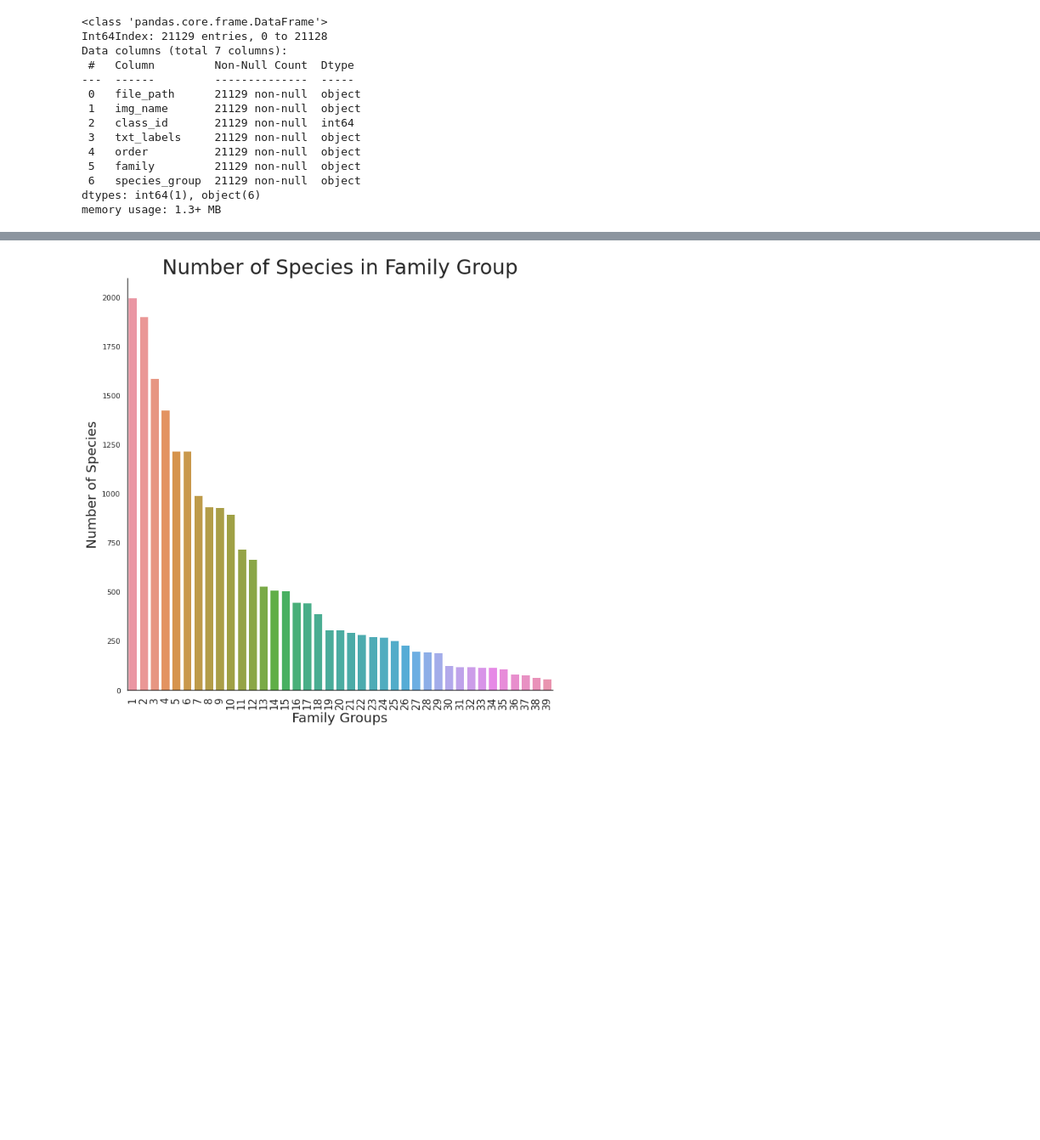
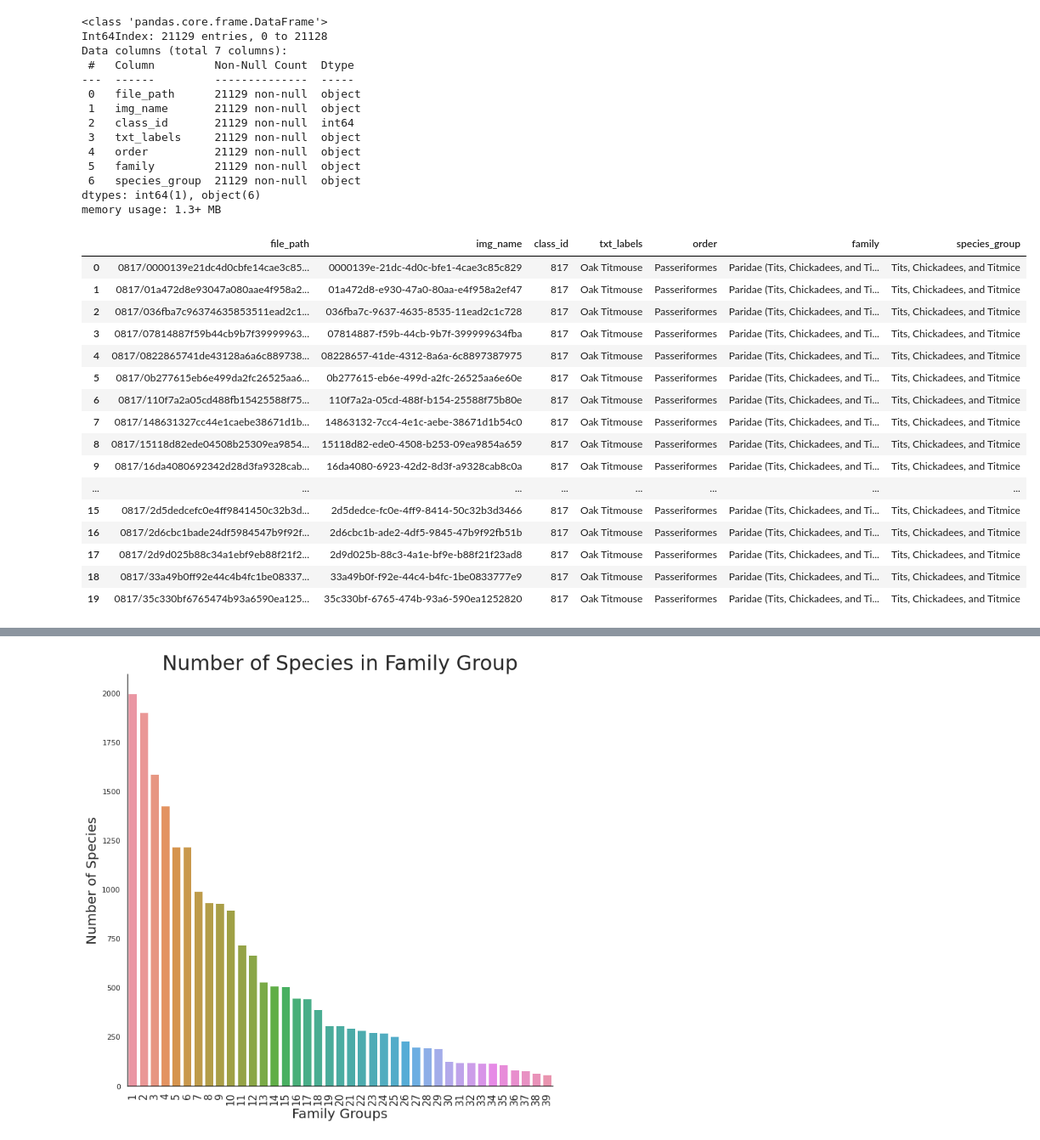
Before and after one commit to cwong690/Birdex, a Jupyter notebook: eda_readme.ipynb, the cells around one changed output, grey strips where cells are left out. Shown at 85% size. Cells and saved outputs as stored; diff of their text form; code cells hidden in the pictures; blank space fills up the shorter version.

```diff
--- a/eda_readme.ipynb
+++ b/eda_readme.ipynb
@@ -80,3 +80,23 @@ Data columns (total 7 columns):
  6   species_group  21129 non-null  object
 dtypes: int64(1), object(6)
 memory usage: 1.3+ MB
+# %%
+final_orders.head(20)
+# %% [output]
+|  | file_path | img_name | class_id | txt_labels | order | family | species_group |
+| 0 | 0817/0000139e21dc4d0cbfe14cae3c85... | 0000139e-21dc-4d0c-bfe1-4cae3c85c829 | 817 | Oak Titmouse | Passeriformes | Paridae (Tits, Chickadees, and Ti... | Tits, Chickadees, and Titmice |
+| 1 | 0817/01a472d8e93047a080aae4f958a2... | 01a472d8-e930-47a0-80aa-e4f958a2ef47 | 817 | Oak Titmouse | Passeriformes | Paridae (Tits, Chickadees, and Ti... | Tits, Chickadees, and Titmice |
+| 2 | 0817/036fba7c96374635853511ead2c1... | 036fba7c-9637-4635-8535-11ead2c1c728 | 817 | Oak Titmouse | Passeriformes | Paridae (Tits, Chickadees, and Ti... | Tits, Chickadees, and Titmice |
+| 3 | 0817/07814887f59b44cb9b7f39999963... | 07814887-f59b-44cb-9b7f-399999634fba | 817 | Oak Titmouse | Passeriformes | Paridae (Tits, Chickadees, and Ti... | Tits, Chickadees, and Titmice |
+| 4 | 0817/0822865741de43128a6a6c889738... | 08228657-41de-4312-8a6a-6c8897387975 | 817 | Oak Titmouse | Passeriformes | Paridae (Tits, Chickadees, and Ti... | Tits, Chickadees, and Titmice |
+| 5 | 0817/0b277615eb6e499da2fc26525aa6... | 0b277615-eb6e-499d-a2fc-26525aa6e60e | 817 | Oak Titmouse | Passeriformes | Paridae (Tits, Chickadees, and Ti... | Tits, Chickadees, and Titmice |
+| 6 | 0817/110f7a2a05cd488fb15425588f75... | 110f7a2a-05cd-488f-b154-25588f75b80e | 817 | Oak Titmouse | Passeriformes | Paridae (Tits, Chickadees, and Ti... | Tits, Chickadees, and Titmice |
+| 7 | 0817/148631327cc44e1caebe38671d1b... | 14863132-7cc4-4e1c-aebe-38671d1b54c0 | 817 | Oak Titmouse | Passeriformes | Paridae (Tits, Chickadees, and Ti... | Tits, Chickadees, and Titmice |
+| 8 | 0817/15118d82ede04508b25309ea9854... | 15118d82-ede0-4508-b253-09ea9854a659 | 817 | Oak Titmouse | Passeriformes | Paridae (Tits, Chickadees, and Ti... | Tits, Chickadees, and Titmice |
+| 9 | 0817/16da4080692342d28d3fa9328cab... | 16da4080-6923-42d2-8d3f-a9328cab8c0a | 817 | Oak Titmouse | Passeriformes | Paridae (Tits, Chickadees, and Ti... | Tits, Chickadees, and Titmice |
+| ... | ... | ... | ... | ... | ... | ... | ... |
+| 15 | 0817/2d5dedcefc0e4ff9841450c32b3d... | 2d5dedce-fc0e-4ff9-8414-50c32b3d3466 | 817 | Oak Titmouse | Passeriformes | Paridae (Tits, Chickadees, and Ti... | Tits, Chickadees, and Titmice |
+| 16 | 0817/2d6cbc1bade24df5984547b9f92f... | 2d6cbc1b-ade2-4df5-9845-47b9f92fb51b | 817 | Oak Titmouse | Passeriformes | Paridae (Tits, Chickadees, and Ti... | Tits, Chickadees, and Titmice |
+| 17 | 0817/2d9d025b88c34a1ebf9eb88f21f2... | 2d9d025b-88c3-4a1e-bf9e-b88f21f23ad8 | 817 | Oak Titmouse | Passeriformes | Paridae (Tits, Chickadees, and Ti... | Tits, Chickadees, and Titmice |
+| 18 | 0817/33a49b0ff92e44c4b4fc1be08337... | 33a49b0f-f92e-44c4-b4fc-1be0833777e9 | 817 | Oak Titmouse | Passeriformes | Paridae (Tits, Chickadees, and Ti... | Tits, Chickadees, and Titmice |
+| 19 | 0817/35c330bf6765474b93a6590ea125... | 35c330bf-6765-474b-93a6-590ea1252820 | 817 | Oak Titmouse | Passeriformes | Paridae (Tits, Chickadees, and Ti... | Tits, Chickadees, and Titmice |
```
Also changed, not shown: parts of 4 cells of this notebook, 2 other files.
